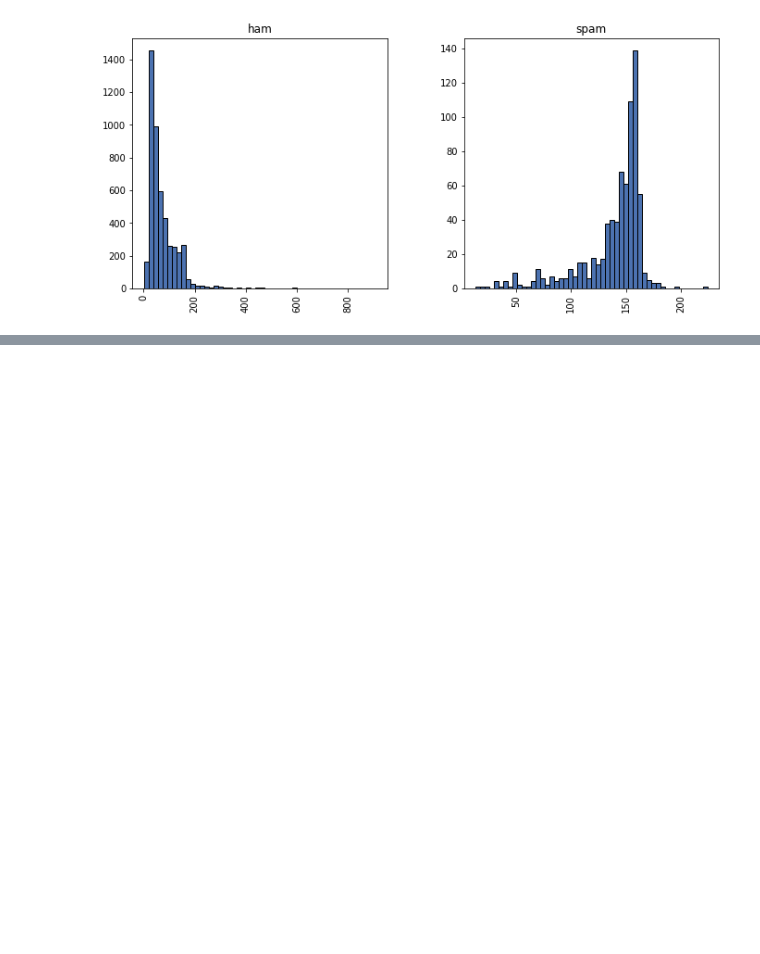
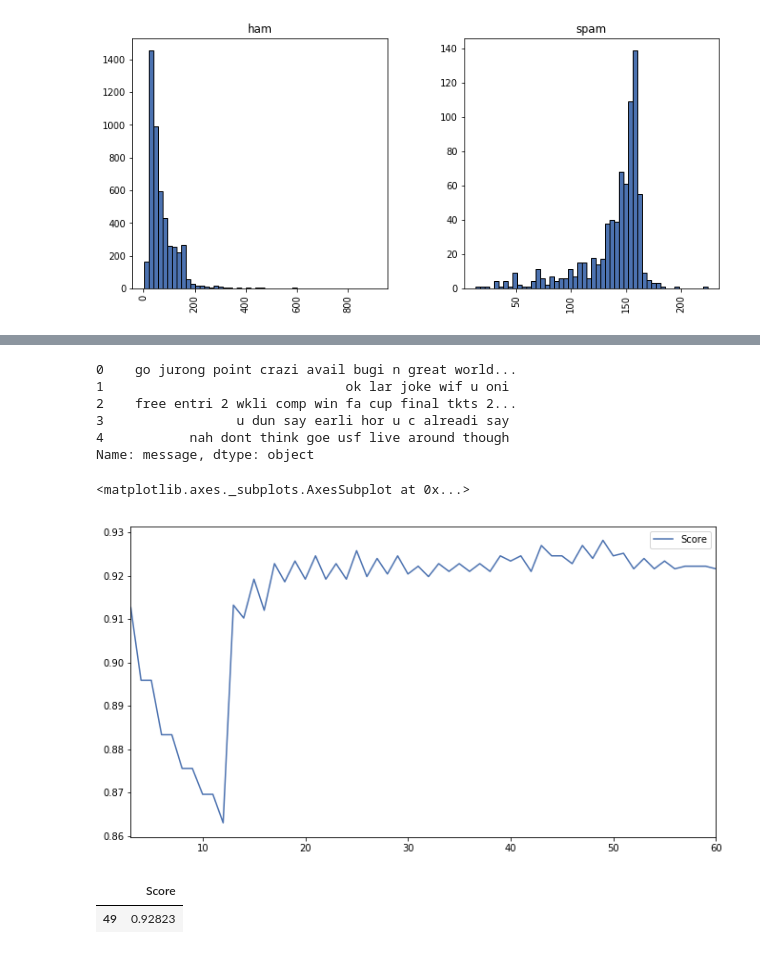
Before and after one commit to rachitrawat/SpamShield, a Jupyter notebook: main.ipynb, the cells around one changed output, grey strips where cells are left out. Saved outputs shown, nothing was run; the diff lists cells and outputs as text; code cells hidden in the pictures; blank space fills up the shorter version.

Commit message:
Introduce KNN, MNB, DTC classifiers

```diff
--- a/main.ipynb
+++ b/main.ipynb
@@ -58,0 +59,28 @@ array([<matplotlib.axes._subplots.AxesSubplot object at 0x...>,
+# %%
+# remove stop words, punctuation and do stemming
+def text_process(text):
+
+    text = text.translate(str.maketrans('', '', string.punctuation))
+    text = [word for word in text.split() if word.lower() not in stopwords.words('english')]
+    words = ""
+    for i in text:
+            stemmer = SnowballStemmer("english")
+            words += (stemmer.stem(i))+" "
+    return words
+# %%
+text_feat = text_feat.apply(text_process)
+text_feat.head()
+# %% [output]
+0    go jurong point crazi avail bugi n great world...
+1                               ok lar joke wif u oni
+2    free entri 2 wkli comp win fa cup final tkts 2...
+3                 u dun say earli hor u c alreadi say
+4           nah dont think goe usf live around though
+Name: message, dtype: object
+# %%
+# extract features
+vectorizer = TfidfVectorizer("english")
+features = vectorizer.fit_transform(text_feat)
+# %%
+# split features to test and training set
+features_train, features_test, labels_train, labels_test = train_test_split(features, sms['class'], test_size=0.3, random_state=111)
@@ -58,0 +95,19 @@ array([<matplotlib.axes._subplots.AxesSubplot object at 0x...>,
+# %%
+# K-Neighbours Classifier
+
+pred_scores = []
+for i in range(3,61):
+    knc = KNeighborsClassifier(n_neighbors=i)
+    knc.fit(features_train, labels_train)
+    pred = knc.predict(features_test)
+    pred_scores.append((i, [accuracy_score(labels_test,pred)]))
+df = pd.DataFrame.from_items(pred_scores,orient='index', columns=['Score'])
+df.plot(figsize=(11,6))
+# %% [output]
+<matplotlib.axes._subplots.AxesSubplot at 0x...>
+[figure, added]
+# %%
+df[df['Score'] == df['Score'].max()]
+# %% [output]
+|  | Score |
+| 49 | 0.92823 |
```
Also changed, not shown: parts of 21 cells of this notebook.
